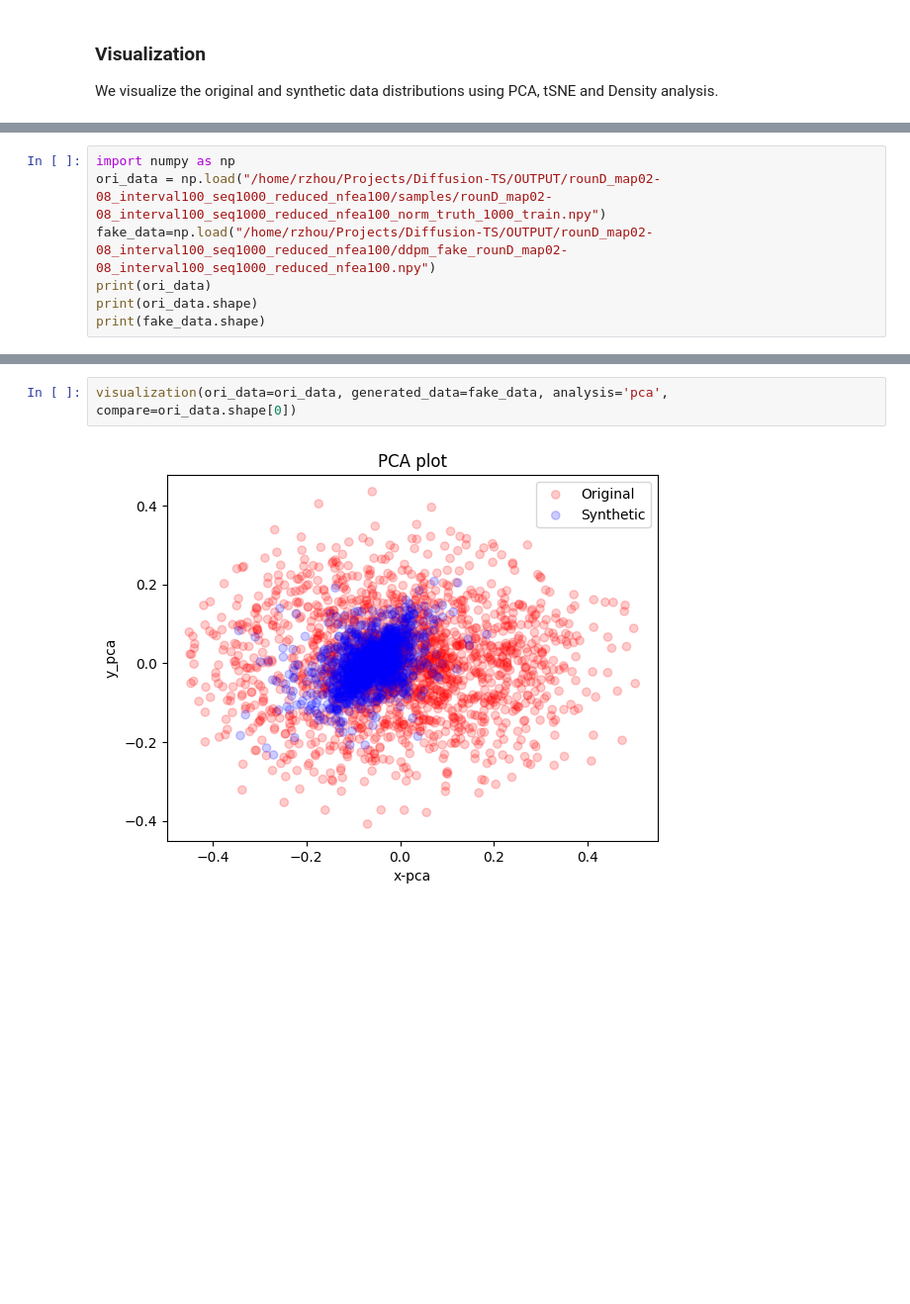
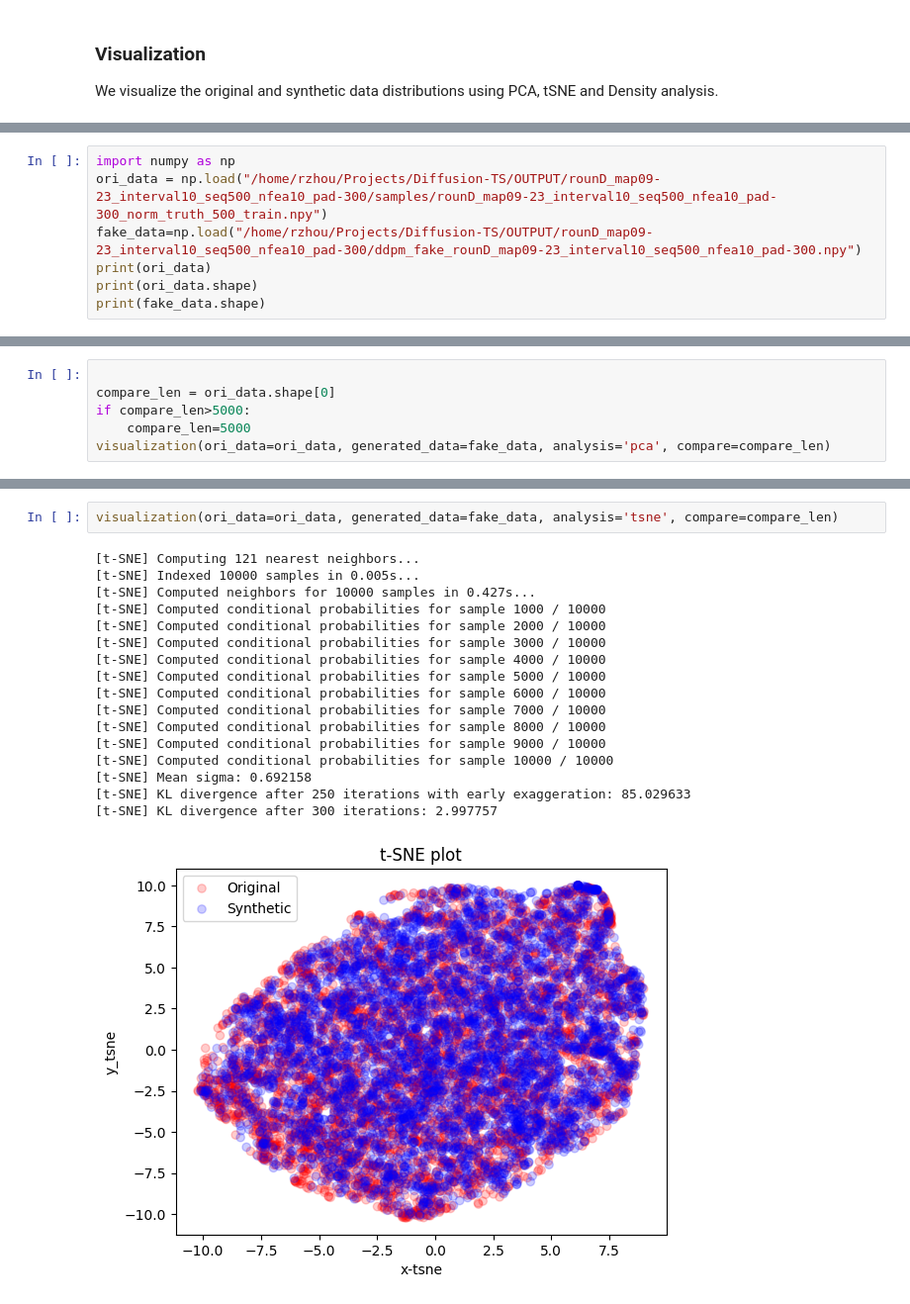
Before and after one commit to RuizhangZhou/Diffusion-TS, a Jupyter notebook: Tutorial_0.ipynb, the cells around one changed output, grey strips where cells are left out. Shown at 99% size. Drawn from its saved outputs; the diff is of its cells as text; blank space fills up the shorter version.

```diff
--- a/Tutorial_0.ipynb
+++ b/Tutorial_0.ipynb
@@ -61,7 +120,7 @@ We visualize the original and synthetic data distributions using PCA, tSNE and D
 # %%
 import numpy as np
-ori_data = np.load("/home/rzhou/Projects/Diffusion-TS/OUTPUT/rounD_map02-08_interval100_seq1000_reduced_nfea100/samples/rounD_map02-08_interval100_seq1000_reduced_nfea100_norm_truth_1000_train.npy")
-fake_data=np.load("/home/rzhou/Projects/Diffusion-TS/OUTPUT/rounD_map02-08_interval100_seq1000_reduced_nfea100/ddpm_fake_rounD_map02-08_interval100_seq1000_reduced_nfea100.npy")
+ori_data = np.load("/home/rzhou/Projects/Diffusion-TS/OUTPUT/rounD_map09-23_interval10_seq500_nfea10_pad-300/samples/rounD_map09-23_interval10_seq500_nfea10_pad-300_norm_truth_500_train.npy")
+fake_data=np.load("/home/rzhou/Projects/Diffusion-TS/OUTPUT/rounD_map09-23_interval10_seq500_nfea10_pad-300/ddpm_fake_rounD_map09-23_interval10_seq500_nfea10_pad-300.npy")
 print(ori_data)
 print(ori_data.shape)
 print(fake_data.shape)
@@ -85,0 +145,6 @@ print(fake_data.shape)
+# %%
+
+compare_len = ori_data.shape[0]
+if compare_len>5000:
+    compare_len=5000
+visualization(ori_data=ori_data, generated_data=fake_data, analysis='pca', compare=compare_len)
@@ -86,5 +153,21 @@ print(fake_data.shape)
 # %%
-visualization(ori_data=ori_data, generated_data=fake_data, analysis='pca', compare=ori_data.shape[0])
+visualization(ori_data=ori_data, generated_data=fake_data, analysis='tsne', compare=compare_len)
 # %% [output]
+[t-SNE] Computing 121 nearest neighbors...
+[t-SNE] Indexed 10000 samples in 0.005s...
+[t-SNE] Computed neighbors for 10000 samples in 0.427s...
+[t-SNE] Computed conditional probabilities for sample 1000 / 10000
+[t-SNE] Computed conditional probabilities for sample 2000 / 10000
+[t-SNE] Computed conditional probabilities for sample 3000 / 10000
+[t-SNE] Computed conditional probabilities for sample 4000 / 10000
+[t-SNE] Computed conditional probabilities for sample 5000 / 10000
+[t-SNE] Computed conditional probabilities for sample 6000 / 10000
+[t-SNE] Computed conditional probabilities for sample 7000 / 10000
+[t-SNE] Computed conditional probabilities for sample 8000 / 10000
+[t-SNE] Computed conditional probabilities for sample 9000 / 10000
+[t-SNE] Computed conditional probabilities for sample 10000 / 10000
+[t-SNE] Mean sigma: 0.692158
+[t-SNE] KL divergence after 250 iterations with early exaggeration: 85.029633
+[t-SNE] KL divergence after 300 iterations: 2.997757
-[figure, old version]
+[figure, new version]
 # %%
```
Also changed, not shown: parts of 10 cells of this notebook, 9 other files.
